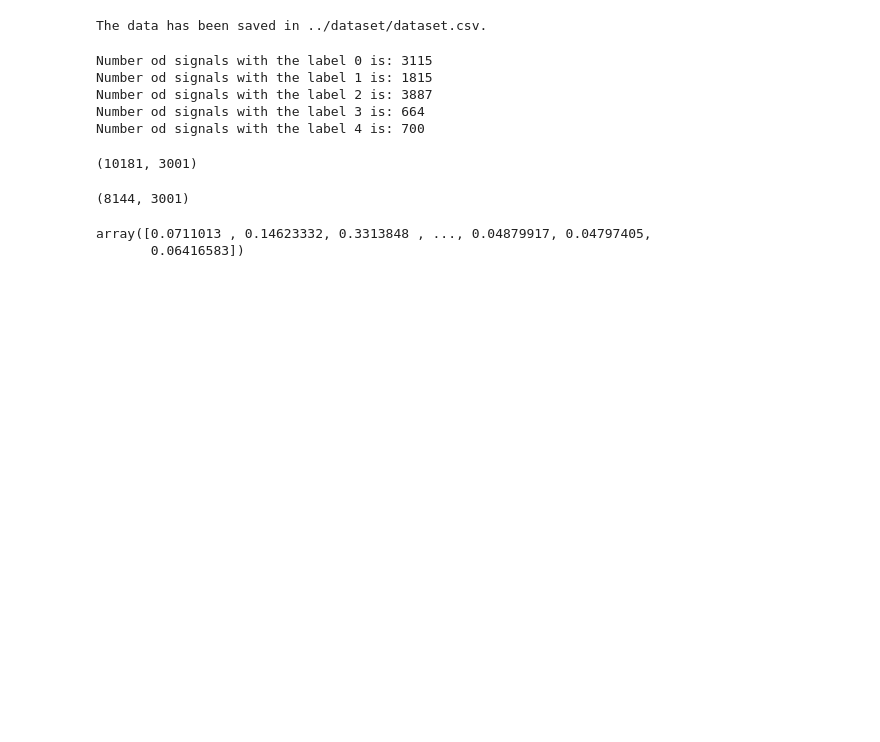
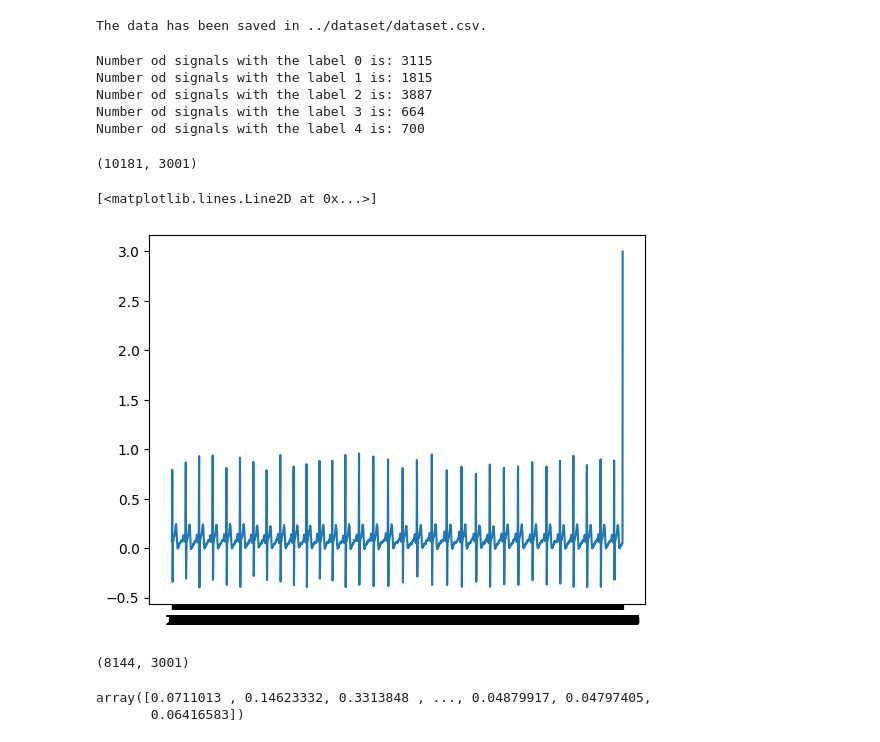
Before and after one commit to PooryaAghaomidi/KAN-LNN, a Jupyter notebook: Source/notebooks/Check.ipynb, the cells around one changed output. Drawn from its saved outputs; the diff is of its cells as text; code cells hidden in the pictures; blank space fills up the shorter version.

```diff
--- a/Source/notebooks/Check.ipynb
+++ b/Source/notebooks/Check.ipynb
@@ -76,6 +76,11 @@ Number od signals with the label 4 is: 700
 df.shape
 # %% [output]
 (10181, 3001)
+# %%
+plt.plot(df.iloc[0])
+# %% [output]
+[<matplotlib.lines.Line2D at 0x...>]
+[figure, added]
 # %%
 train = df.iloc[:int(len(df) * 0.8), :]
 # %%
```
Also changed, not shown: parts of 9 cells of this notebook, 31 other files.
